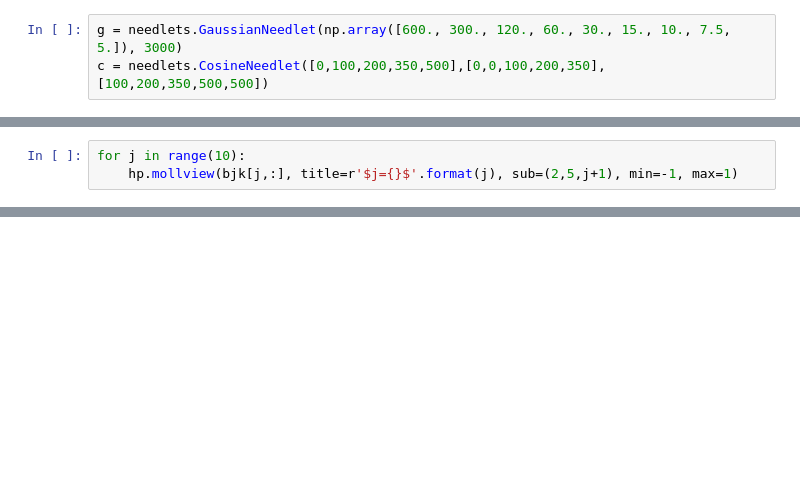
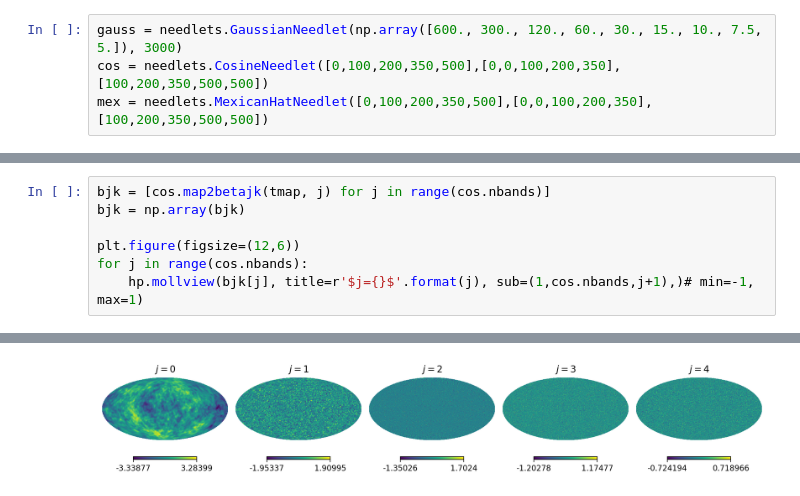
Before and after one commit to AnaCarolinaSOliveira/NeeLC, a Jupyter notebook: notebooks/test.ipynb, the cells around one changed output, grey strips where cells are left out. Drawn from its saved outputs; the diff is of its cells as text; blank space fills up the shorter version.

```diff
--- a/notebooks/test.ipynb
+++ b/notebooks/test.ipynb
@@ -15,3 +16,4 @@ import needlets
 # %%
-g = needlets.GaussianNeedlet(np.array([600., 300., 120., 60., 30., 15., 10., 7.5, 5.]), 3000)
-c = needlets.CosineNeedlet([0,100,200,350,500],[0,0,100,200,350],[100,200,350,500,500])
+gauss = needlets.GaussianNeedlet(np.array([600., 300., 120., 60., 30., 15., 10., 7.5, 5.]), 3000)
+cos = needlets.CosineNeedlet([0,100,200,350,500],[0,0,100,200,350],[100,200,350,500,500])
+mex = needlets.MexicanHatNeedlet([0,100,200,350,500],[0,0,100,200,350],[100,200,350,500,500])
@@ -50,3 +47,8 @@ hp.mollview(tmap, title='Input map')
 # %%
-for j in range(10):
-    hp.mollview(bjk[j,:], title=r'$j={}$'.format(j), sub=(2,5,j+1), min=-1, max=1)
+bjk = [cos.map2betajk(tmap, j) for j in range(cos.nbands)]
+bjk = np.array(bjk)
+
+plt.figure(figsize=(12,6))
+for j in range(cos.nbands):
+    hp.mollview(bjk[j], title=r'$j={}$'.format(j), sub=(1,cos.nbands,j+1),)# min=-1, max=1)
+# %% [output]
@@ -52,0 +56 @@ for j in range(10):
+[figure, added]
```
Also changed, not shown: parts of 9 cells of this notebook, 4 other files.
